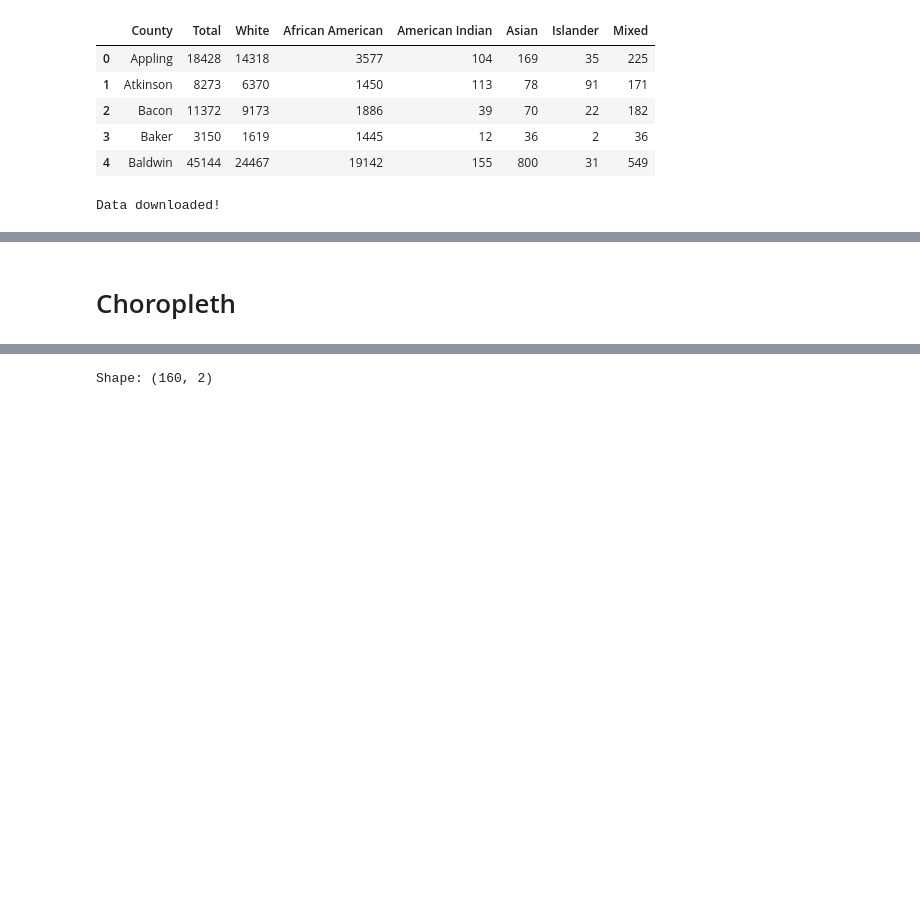
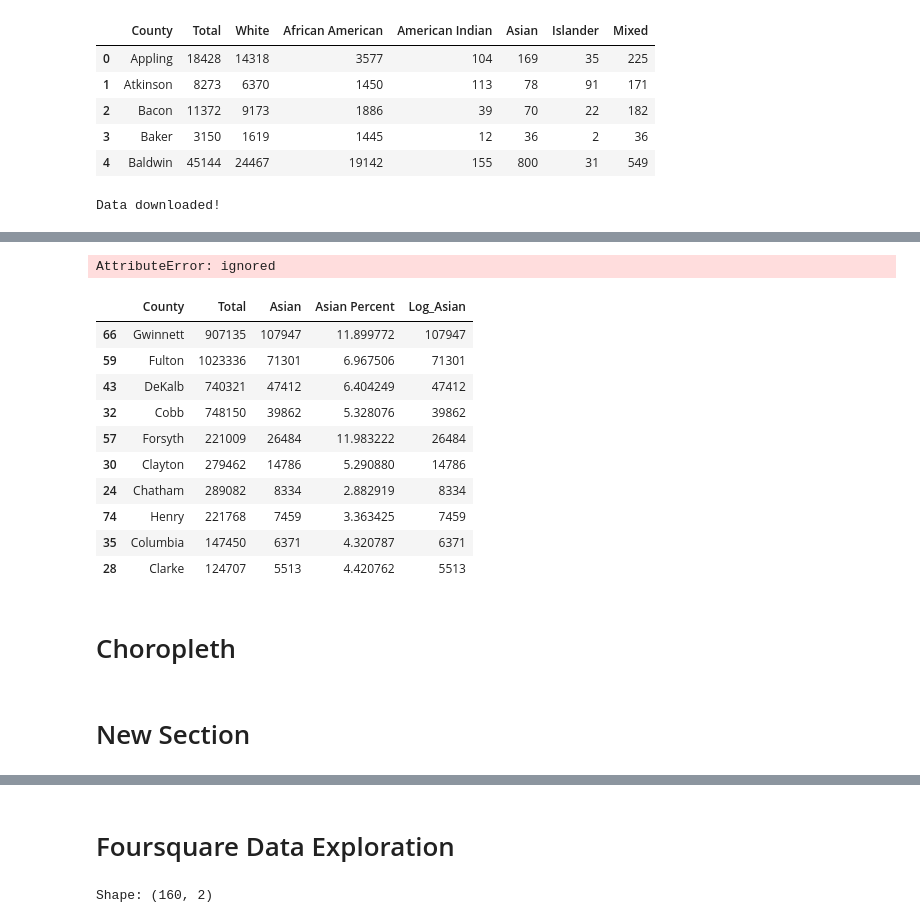
Before and after one commit to JamesDCage/Final-Week-0, a Jupyter notebook: Final Project Web Scraping.ipynb, the cells around one changed output, grey strips where cells are left out. Saved outputs shown, nothing was run; the diff lists cells and outputs as text; code cells hidden in the pictures; blank space fills up the shorter version.

```diff
--- a/Final Project Web Scraping.ipynb
+++ b/Final Project Web Scraping.ipynb
@@ -93,3 +93,25 @@ df_georgia.sort_values(by='Asian', ascending=False).head(10)
+# %%
+# Add log information
+
+df_georgia['Log_Asian'] = df_georgia['Asian'].log()
+# %% [output]
+AttributeError: ignored
+# %%
+df_georgia.sort_values(by='Asian', ascending=False).head(10)
+# %% [output]
+|  | County | Total | Asian | Asian Percent | Log_Asian |
+| 66 | Gwinnett | 907135 | 107947 | 11.899772 | 107947 |
+| 59 | Fulton | 1023336 | 71301 | 6.967506 | 71301 |
+| 43 | DeKalb | 740321 | 47412 | 6.404249 | 47412 |
+| 32 | Cobb | 748150 | 39862 | 5.328076 | 39862 |
+| 57 | Forsyth | 221009 | 26484 | 11.983222 | 26484 |
+| 30 | Clayton | 279462 | 14786 | 5.290880 | 14786 |
+| 24 | Chatham | 289082 | 8334 | 2.882919 | 8334 |
+| 74 | Henry | 221768 | 7459 | 3.363425 | 7459 |
+| 35 | Columbia | 147450 | 6371 | 4.320787 | 6371 |
+| 28 | Clarke | 124707 | 5513 | 4.420762 | 5513 |
 # %% [markdown]
 # Choropleth
+# %% [markdown]
+# New Section
 # %%
@@ -116,6 +142,8 @@ map_georgia.choropleth(
 map_georgia
 # %% [output]
 [interactive output not drawn]
+# %% [markdown]
+# Foursquare Data Exploration
 # %%
 # Scrape web pages
 
```
Also changed, not shown: parts of 3 cells of this notebook.
